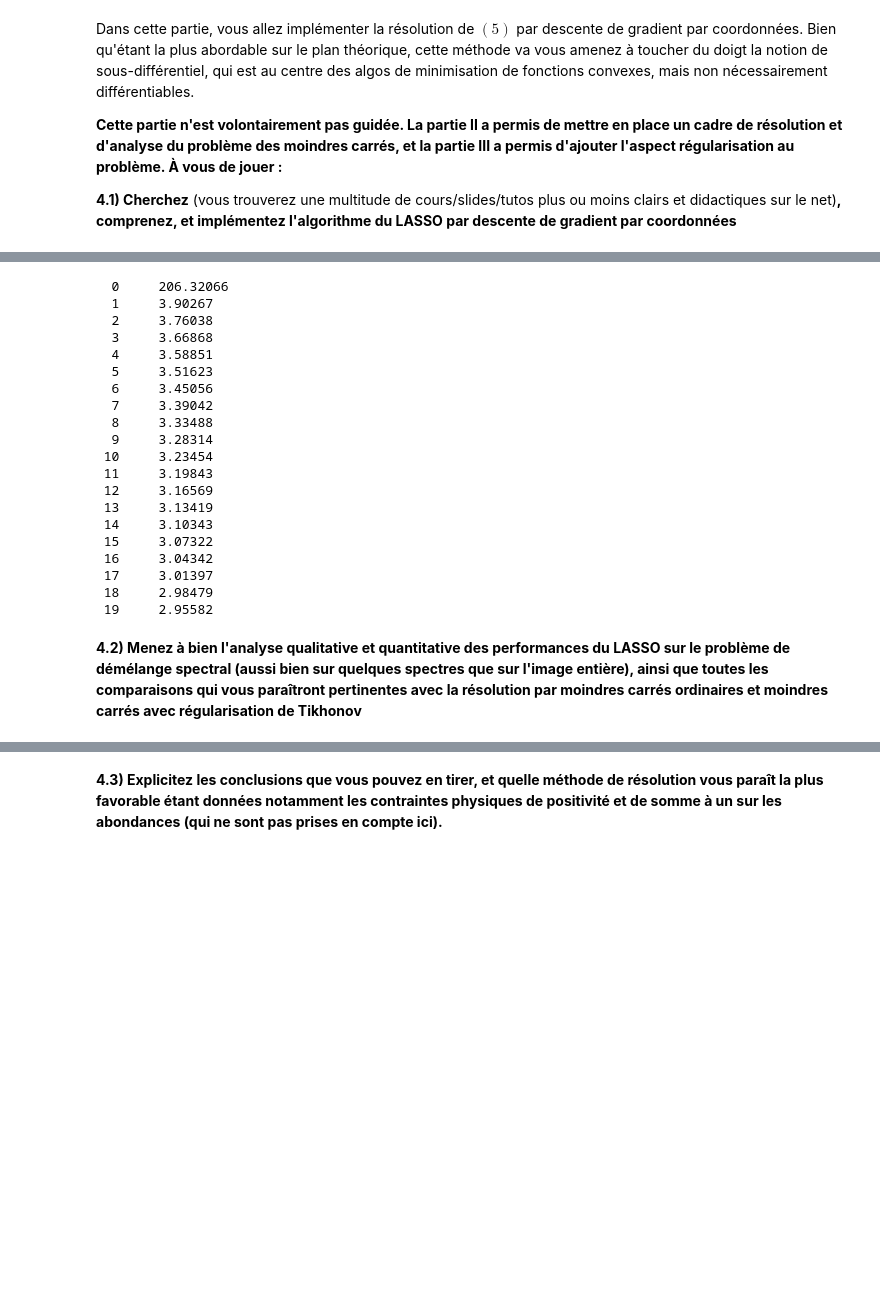
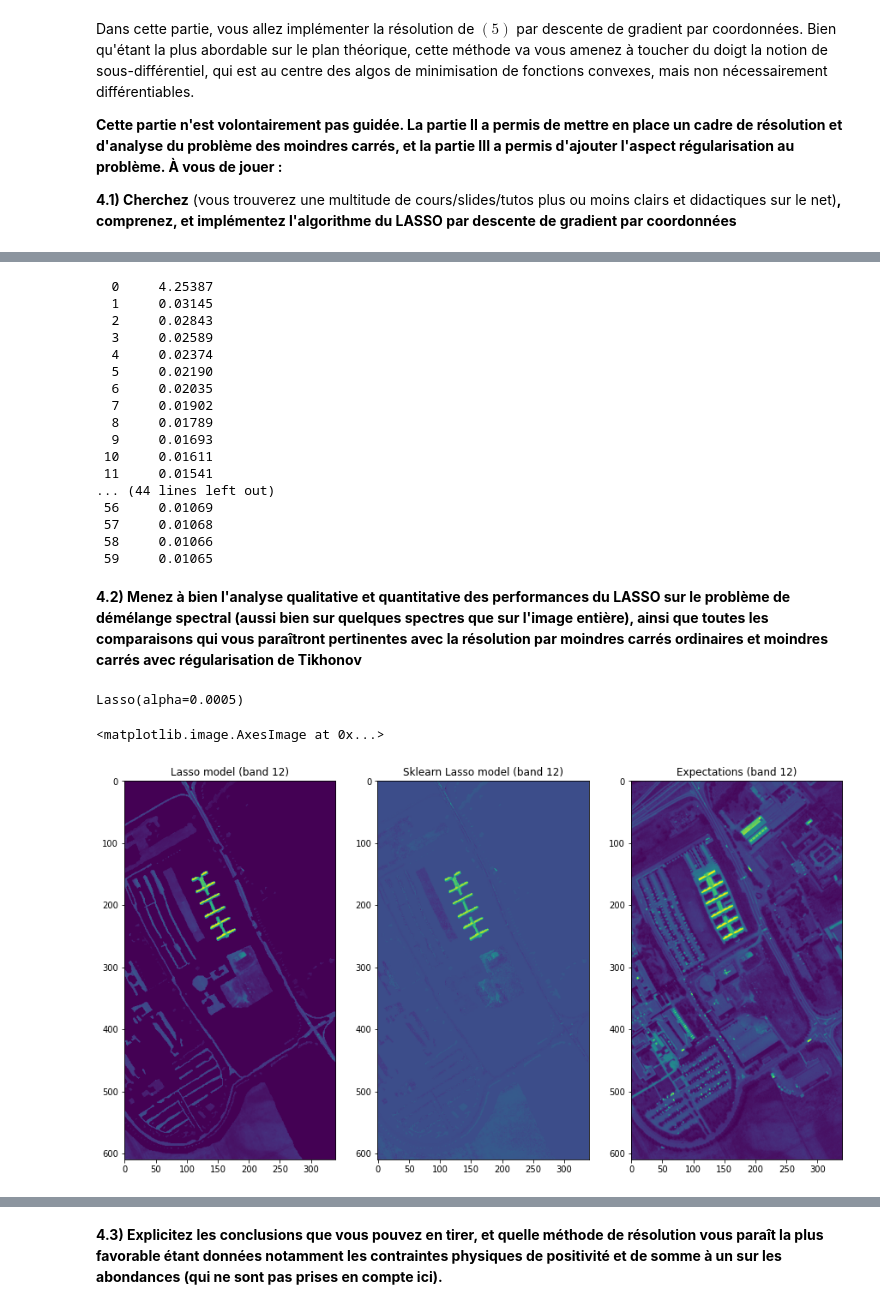
Before and after one commit to drguigui1/Unmixing-HSI, a Jupyter notebook: TP_demelange.ipynb, the cells around one changed output, grey strips where cells are left out. Saved outputs shown, nothing was run; the diff lists cells and outputs as text; code cells hidden in the pictures; blank space fills up the shorter version.

Commit message:
Adding analysis for Lasso

```diff
--- a/TP_demelange.ipynb
+++ b/TP_demelange.ipynb
@@ -725,29 +717,61 @@ class Lasso:
                 self.phi[j][(rho > -self.lb) & (rho < self.lb)] = 0.
                 self.phi[j][rho > self.lb] = (rho[rho > self.lb] - self.lb) / z_j
 # %%
-l_model = Lasso(lb=0.2, num_iters=20)
+data = hsi_usefull.reshape((-1, 103)).T
+l_model = Lasso(lb=0.0005, num_iters=60)
 l_model.fit(E, data)
 # %% [output]
-  0     206.32066
-  1     3.90267
-  2     3.76038
-  3     3.66868
-  4     3.58851
-  5     3.51623
-  6     3.45056
-  7     3.39042
-  8     3.33488
-  9     3.28314
- 10     3.23454
- 11     3.19843
- 12     3.16569
- 13     3.13419
- 14     3.10343
- 15     3.07322
- 16     3.04342
- 17     3.01397
- 18     2.98479
- 19     2.95582
+  0     4.25387
+  1     0.03145
+  2     0.02843
+  3     0.02589
+  4     0.02374
+  5     0.02190
+  6     0.02035
+  7     0.01902
+  8     0.01789
+  9     0.01693
+ 10     0.01611
+ 11     0.01541
+... (44 lines left out)
+ 56     0.01069
+ 57     0.01068
+ 58     0.01066
+ 59     0.01065
 # %% [markdown]
 
 **4.2) Menez à bien l'analyse qualitative et quantitative des performances du LASSO sur le problème de démélange spectral (aussi bien sur quelques spectres que sur l'image entière), ainsi que toutes les comparaisons qui vous paraîtront pertinentes avec la résolution par moindres carrés ordinaires et moindres carrés avec régularisation de Tikhonov**
+# %%
+lasso_sk = Lasso_sk(alpha=0.0005)
+lasso_sk.fit(E, hsi_usefull.T)
+# %% [output]
+Lasso(alpha=0.0005)
+# %%
+reconstruction_l = E @ lasso_sk.coef_.T
+
+reconstruction_img_l_sk = np.zeros((Nrow * Ncol))
+reconstruction_img_l_sk[usefull_idx] = reconstruction_l[12]
+reconstruction_img_l_sk = reconstruction_img_l_sk.reshape((Nrow, Ncol))
+# %%
+reconstruction_l = E @ l_model.phi
+
+reconstruction_img_l = np.zeros((Nrow * Ncol))
+reconstruction_img_l[usefull_idx] = reconstruction_l[12]
+reconstruction_img_l = reconstruction_img_l.reshape((Nrow, Ncol))
+# %%
+plt.figure(figsize=(15,12))
+
+plt.subplot(1, 3, 1)
+plt.title("Lasso model (band 12)")
+plt.imshow(reconstruction_img_l)
+
+plt.subplot(1, 3, 2)
+plt.title("Sklearn Lasso model (band 12)")
+plt.imshow(reconstruction_img_l_sk)
+
+plt.subplot(1, 3, 3)
+plt.title("Expectations (band 12)")
+plt.imshow(hsi[:, :, 12])
+# %% [output]
+<matplotlib.image.AxesImage at 0x...>
+[figure, added]
```
Also changed, not shown: parts of 22 cells of this notebook.
